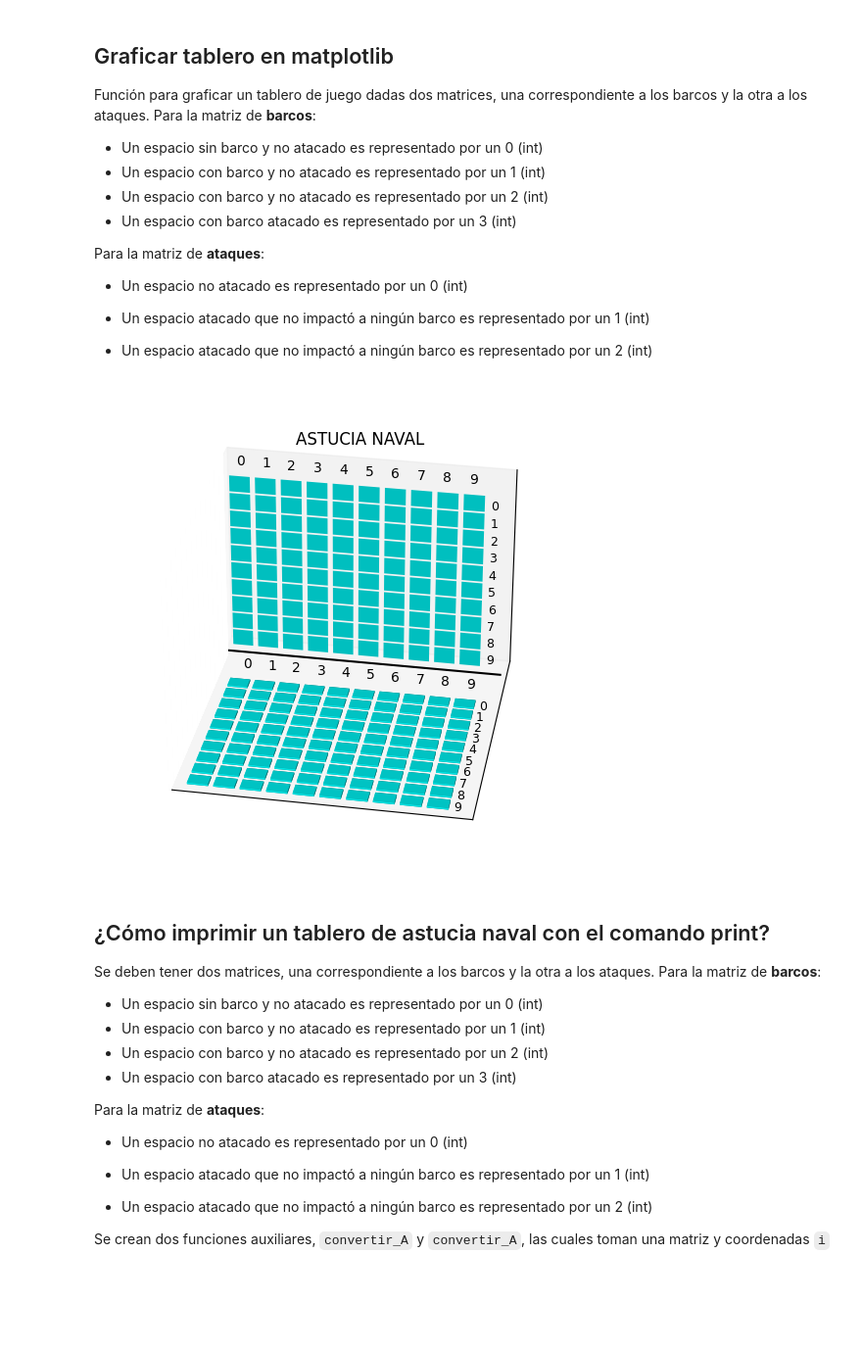
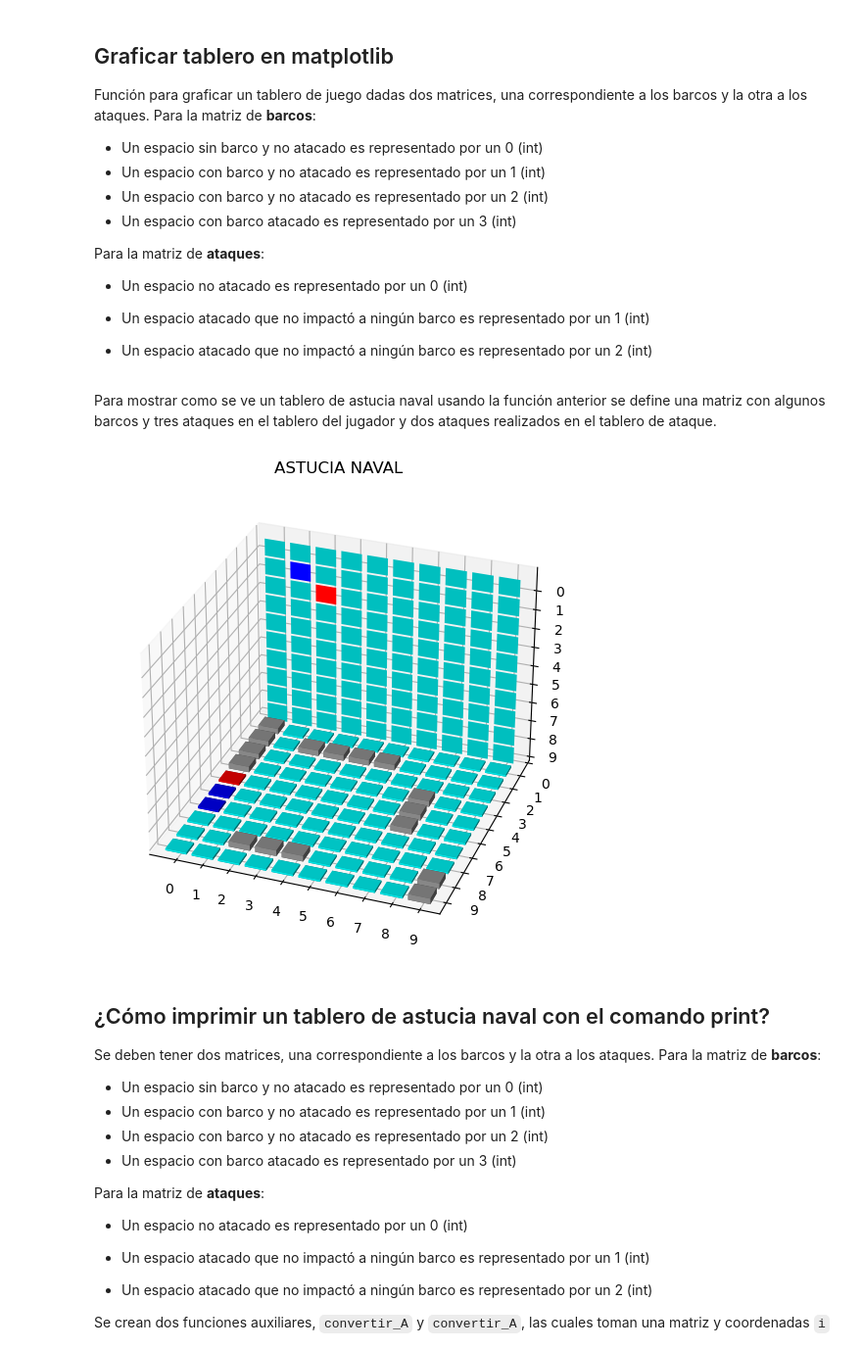
Before and after one commit to Projects-of-STEM/AstuciaNaval, a Jupyter notebook: Astucia_Naval.ipynb, the cells around one changed output. Shown at 98% size. Cells and saved outputs as stored; diff of their text form; code cells hidden in the pictures; blank space fills up the shorter version.

```diff
--- a/Astucia_Naval.ipynb
+++ b/Astucia_Naval.ipynb
@@ -106,8 +113,23 @@ Para la matriz de **ataques**:
   plt.show()
-# %%
-graficar_tablero(np.zeros(shape=(10,10)),np.zeros(shape=(10,10)))
-# %% [output]
-[figure, removed]
+# %% [markdown]
+Para mostrar como se ve un tablero de astucia naval usando la función anterior se define una matriz con algunos barcos y tres ataques en el tablero del jugador y dos ataques realizados en el tablero de ataque.
+# %%
+n=10
+B = np.zeros(shape=(n,n))
+A=np.zeros(shape=(n,n))
+B[0:4,0]=1
+B[4,0]=3
+B[5:7,0]=2
+B[1,2:6]=1
+B[3:6,7]=1
+B[8,2:5]=1
+B[3:6,7]=1
+B[8:,9]=1
+A[1,1]=1
+A[2,2]=2
+graficar_tablero(B,A)
+# %% [output]
+[figure, added]
 # %% [markdown]
 ## ¿Cómo imprimir un tablero de astucia naval con el comando print?
 
```
Also changed, not shown: parts of 25 cells of this notebook.
